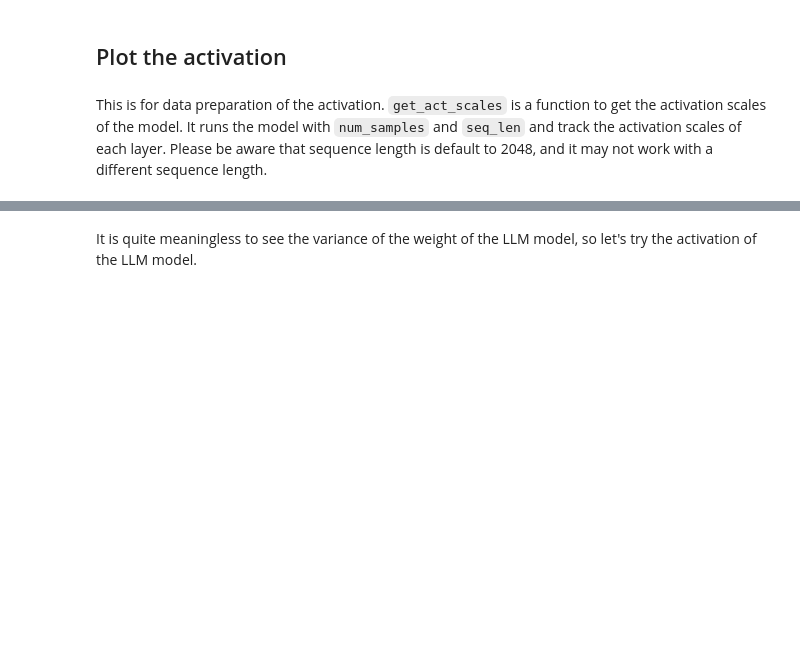
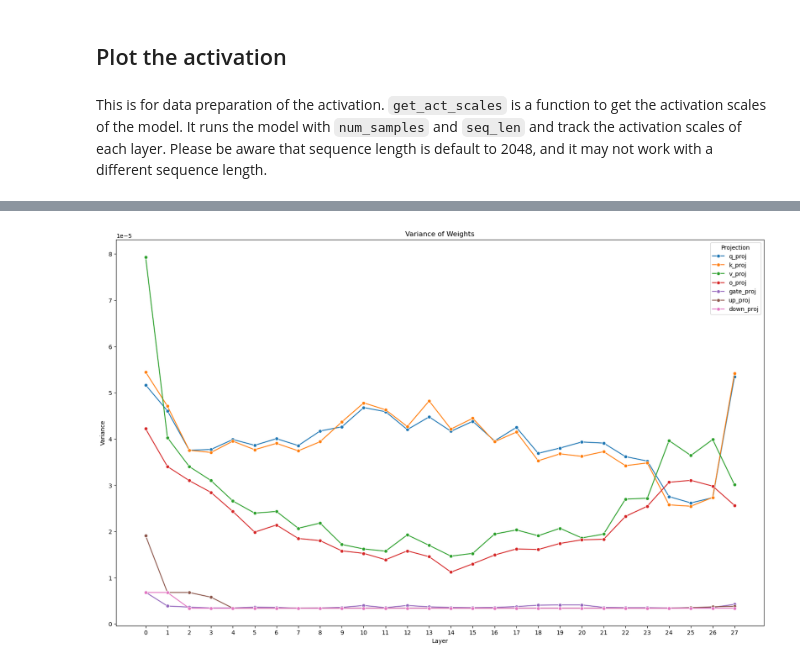
Before and after one commit to dasistwo/LLM, a Jupyter notebook: nb/Plot_LLM.ipynb, the cells around one changed output, grey strips where cells are left out. Saved outputs shown, nothing was run; the diff lists cells and outputs as text; code cells hidden in the pictures; blank space fills up the shorter version.

```diff
--- a/nb/Plot_LLM.ipynb
+++ b/nb/Plot_LLM.ipynb
@@ -113,17 +112,17 @@ else:
-# %%
-df = df.map(np.var)
 # %% [markdown]
 This draws the variance of the weight of this model.
 # %%
 # Apply numpy variance for every element
-df = df.apply(np.var)
-df = df.melt(id_vars='index')
-
+df_var = df.map(np.var)
 plt.figure(figsize=(10, 6))
 plt.title('Variance of Weights')
-plt.xticks(np.arange(min(df["Layer"]), max(df["Layer"]) + 1, 1.0))
+plt.xticks(df.index.to_numpy())
 plt.xlabel('Layer')
 plt.ylabel('Variance')
-sns.lineplot(data=df, x='Layer', y='Variance', hue='Projection', palette='tab10', markers=True, style='Projection')
+sns.lineplot(
+    data=df_var,
+    palette="tab10",
+    markers=True,
+)
 
 plt.show()
@@ -145,11 +192,11 @@ def get_act_scales(model, tokenizer, seq_len=2048):
     def stat_tensor(name, tensor):
         hidden_dim = tensor.shape[-1]
         tensor = tensor.view(-1, hidden_dim).abs().detach()
-        comming_max = torch.max(tensor, dim=0)[0].float().cpu()
+        coming_max = torch.max(tensor, dim=0)[0].float().cpu()
         if name in act_scales:
-            act_scales[name] = torch.max(act_scales[name], comming_max)
+            act_scales[name] = torch.max(act_scales[name], coming_max)
         else:
-            act_scales[name] = comming_max
+            act_scales[name] = coming_max
 
     # def stat_tensor(name, tensor):
     #   hidden_dim = tensor.shape[-1]
@@ -246,24 +319,25 @@ plt.xlabel("Layers")
 plt.ylabel("Value")
 plt.savefig(f"../plots/{model_name}_boxplot.png")
 plt.show()
-# %% [markdown]
-It is quite meaningless to see the variance of the weight of the LLM model, so let's try the activation of the LLM model.
 # %%
-# data = []
+data = []
 
-# # Loop through the act_scales dictionary. key is the name of the layer and value is the scale of the input matrix
-# for name, scale in act_scales.items():
-#     for units, projections in unit_projections.items():
-#         unit = getattr(layer, units)
-#         for projection in projections:
-#             weight = getattr(unit, projection).weight.detach().cpu().numpy()
-#             variance = np.var(weight)
-#             data.append({"Layer": int(name.split(".")[2]), "Variance": variance, "Projection": projection})
+# Loop through the act_scales dictionary. key is the name of the layer and value is the scale of the input matrix
+for name, scale in act_scales.items():
+    layernum = int(name.split(".")[2])
+    for units, projections in unit_projections.items():
+        unit = getattr(layerlist[layernum], units)
+        for projection in projections:
+            weight = getattr(unit, projection).weight.detach().cpu().numpy()
+            variance = np.var(weight)
+            data.append({"Layer": layernum, "Variance": variance, "Projection": projection})
 
 df = pd.DataFrame(data, columns=["Layer", "Variance", "Projection"])
 
 plt.figure(figsize=(20, 12))
 plt.title('Variance of Weights')
 plt.xticks(np.arange(min(df["Layer"]), max(df["Layer"]) + 1, 1.0))
 sns.lineplot(data=df, x='Layer', y='Variance', hue='Projection', palette='tab10', marker='o')
 plt.show()
+# %% [output]
+[figure, added]
```
Also changed, not shown: parts of 13 cells of this notebook, 6 other files.
